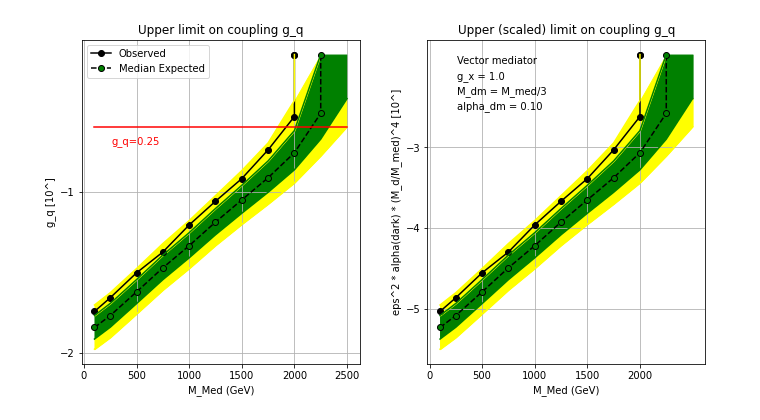
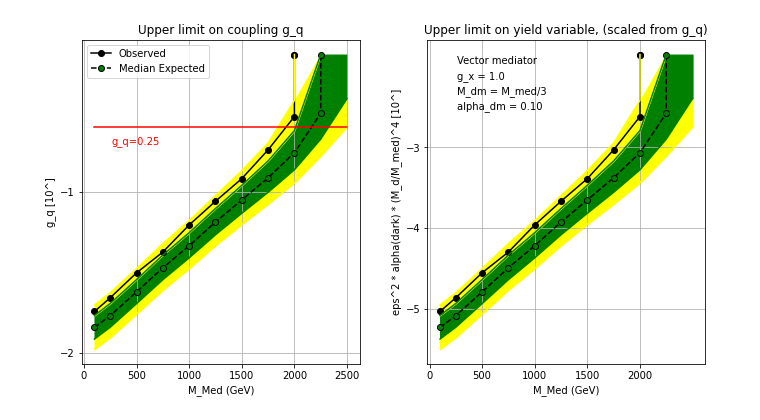
Before and after one commit to jo6202gr-s/DMWG, a Jupyter notebook: HEPData.ipynb, the cells around one changed output. Cells and saved outputs as stored; diff of their text form; code cells hidden in the pictures.

```diff
--- a/HEPData.ipynb
+++ b/HEPData.ipynb
@@ -120,7 +120,7 @@ ax[1].fill_between(X_M2SD, np.log10(Y_M2SD_scaled), np.log10(Y_M1SD_scaled), col
 ax[1].fill_between(X_P1SD, np.log10(Y_P1SD_scaled), np.log10(Y_P2SD_scaled), color='yellow')
 
 ax[1].set_ylabel('eps^2 * alpha(dark) * (M_d/M_med)^4 [10^]')
-ax[1].set_title('Upper (scaled) limit on coupling g_q')
+ax[1].set_title('Upper limit on yield variable, (scaled from g_q)')
 ax[1].set_xticks(np.arange(0, 2500, 500))
 ax[1].grid()
 ax[1].set_xlabel('M_Med (GeV)')
@@ -149,31 +149,31 @@ ax[0].legend([
 
 ax[0].annotate('g_q=0.25', xy=(30,220), xycoords='axes points', color='red')
 
 gp25=[]
 for i in range(0, largest_array):
     gp25.append(np.log10(0.25))
 ax[0].plot(X_M2SD, gp25, color='red', label = '_nolegend_')
 
 ax[0].fill_between(X_M1SD, np.log10(Y_M1SD), np.log10(Y_P1SD), color='green')
 ax[0].fill_between(X_M2SD, np.log10(Y_M2SD), np.log10(Y_M1SD), color='yellow')
 ax[0].fill_between(X_P1SD, np.log10(Y_P1SD), np.log10(Y_P2SD), color='yellow')
 
 ax[0].set_ylabel('g_q [10^]')
 ax[0].set_title('Upper limit on coupling g_q')
 ax[0].set_xlabel('M_Med (GeV)')
 ax[0].grid()
 
 
 
 # plt.gca().set_yticks(np.arange(0, 0.4, 0.1))
 
 # plt.gca().fill_between(X_P1SD, Y_M1SD, Y_P1SD, color='green')
 # plt.gca().fill_between(X_M2SD, Y_M2SD, Y_M1SD, color='yellow')
 # plt.gca().fill_between(X_P2SD, Y_P2SD, Y_P1SD, color='yellow')
 
 fig.tight_layout(pad=3.0)
 # plt.figure(figsize=(8, 6))
 plt.show()
 # plt.savefig('figoutlog', dpi = 300)
 # %% [output]
-[figure, old version]
+[figure, new version]
```
